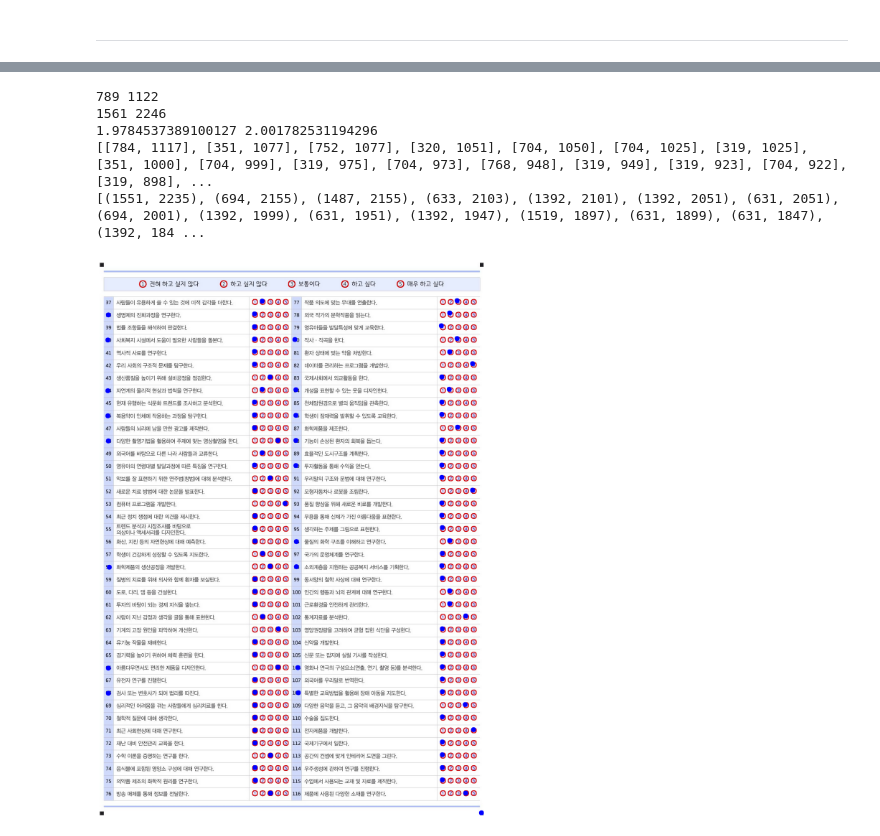
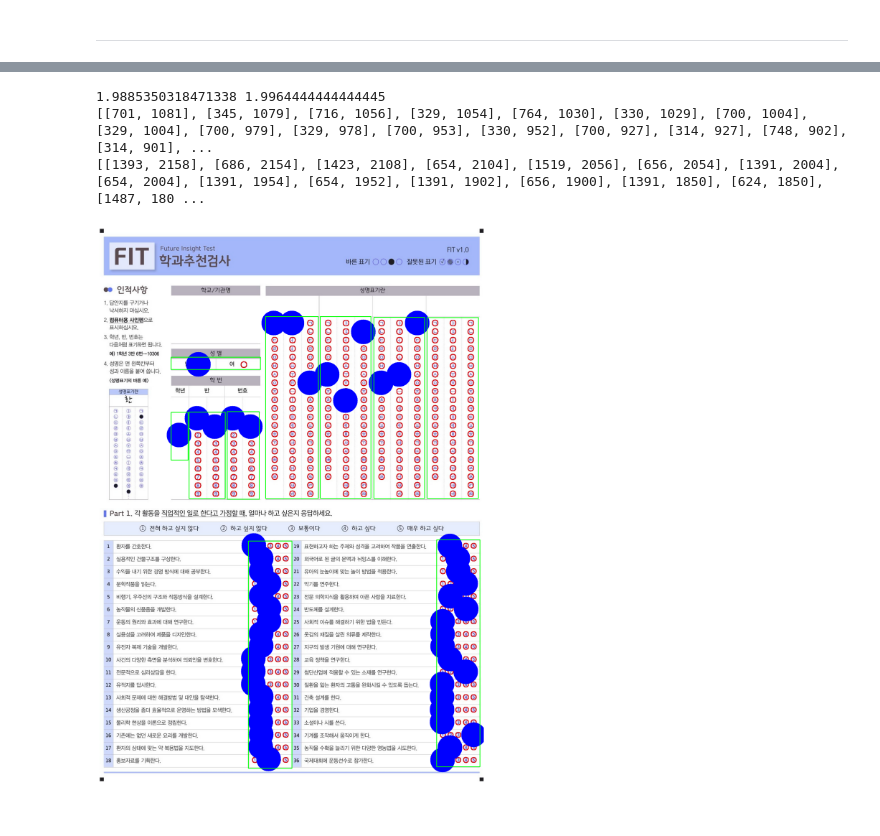
Before and after one commit to hunoNamtaehyeon/scan, a Jupyter notebook: cv2.ipynb, the cells around one changed output, grey strips where cells are left out. Drawn from its saved outputs; the diff is of its cells as text; code cells hidden in the pictures.

```diff
--- a/cv2.ipynb
+++ b/cv2.ipynb
@@ -127 +127,19 @@ filename, cut_dict = draw_contours(image_output_folder, contour_output_folder)
+# %%
+# 사용자 정의 원문자 영역
+rects_point_dict = dict()
+
+rects_point_dict["square_FIT_page_1_left.jpg"] = [[247, 139, 398, 1189], [629, 96, 781, 1180], [1013, 140, 1160, 1190], [1390, 130, 1543, 1004], [1199, 1404, 1323, 1603], [1358, 1407, 1485, 1597], [606, 1763, 781, 2097], [1368, 1761, 1553, 2100]]
+rects_point_dict["square_FIT_page_1_right.jpg"] = [[290, 522, 653, 572], [290, 746, 359, 940], [363, 745, 510, 1096], [518, 743, 648, 1099], [674, 357, 888, 1096], [896, 357, 1102, 1095], [1114, 360, 1320, 1096], [1330, 361, 1539, 1095], [604, 1269, 781, 2192], [1369, 1264, 1545, 2186]]
+rects_point_dict["square_FIT_page_2_left.jpg"] = [[602, 138, 782, 2188], [1368, 134, 1543, 2186]]
+rects_point_dict["square_FIT_page_2_right.jpg"] = [[602, 137, 780, 904], [1371, 139, 1546, 856], [242, 1070, 398, 2180], [625, 1072, 784, 2185], [1006, 1083, 1167, 2179], [1395, 1073, 1546, 2184]]
+
+rects_point_dict["square_POWER_page_1_left.jpg"] = [[653, 62, 795, 1150], [1418, 59, 1554, 1092], [652, 1237, 793, 2070], [1421, 1240, 1554, 2008]]
+rects_point_dict["square_POWER_page_1_right.jpg"] = [[271, 392, 642, 446], [278, 506, 635, 560], [266, 725, 350, 889], [355, 717, 484, 1071], [492, 713, 628, 1068], [662, 328, 872, 1070], [880, 328, 1088, 1068], [1092, 327, 1311, 1068], [1313, 328, 1531, 1067], [622, 1152, 765, 2182], [1376, 1154, 1532, 2187]]
+rects_point_dict["square_POWER_page_2_left.jpg"] = [[652, 60, 805, 2190], [1416, 63, 1556, 2191]]
+rects_point_dict["square_POWER_page_2_right.jpg"] = [[614, 57, 765, 2184], [1378, 57, 1532, 2189]]
+
+rects_point_dict["square_POWER_page_3_left.jpg"] = [[610, 131, 804, 1098], [1388, 134, 1557, 1035], [616, 1214, 790, 2054], [1385, 1205, 1551, 1995]]
+rects_point_dict["square_POWER_page_3_right.jpg"] = [[276, 671, 640, 728], [267, 884, 342, 1165], [348, 884, 489, 1234], [496, 885, 631, 1241], [655, 491, 872, 1228], [879, 489, 1094, 1233], [1100, 493, 1306, 1230], [1312, 492, 1525, 1232], [585, 1355, 773, 2161], [1362, 1359, 1536, 2164]]
+rects_point_dict["square_POWER_page_4_left.jpg"] = [[617, 221, 797, 2097], [1388, 222, 1559, 2096]]
+rects_point_dict["square_POWER_page_4_right.jpg"] = [[567, 214, 765, 2093], [1356, 219, 1537, 2098]]
 # %%
@@ -285,33 +362,29 @@ x+y가 가장 작은 key: 18
 # %%
-img = cv2.imread('./scan/datas/pdf/circles/circles_square_FIT_page_2_left.jpg')
-
-point_height, point_width = image.shape[:2]
-height, width = img.shape[:2]
-print(point_width, point_height)
-print(width, height)
-
-# 비율 계산
-x_ratio = width / point_width
-y_ratio = height/ point_height
+x_ratio = origin_width / width
+y_ratio = origin_height/ height
 print(x_ratio, y_ratio)
 
-new_points = [(int(x * x_ratio), int(y * y_ratio)) for (x, y) in point_list]
+new_points = [[int(x * x_ratio), int(y * y_ratio)] for (x, y) in point_list]
 print(point_list)
 print(new_points)
 
 
 for cnt in new_points:
-    cv2.circle(img, cnt, 10, (0, 0, 255), -1)  # 중심에 파란색 점 그리기
+    cv2.circle(origin_image, cnt, 10, (0, 0, 255), -1)  # 중심에 파란색 점 그리기
 
+for x,y,xw,yh in rects_point_dict[filename]:
+    start_point = (x,y)
+    end_point = (xw,yh)
+    color = (0, 255, 0)
+    thickness = 2
+    cv2.rectangle(origin_image, start_point, end_point, color, thickness)
 
 plt.figure(figsize=(20, 20))
-plt.imshow(img)
+plt.imshow(origin_image)
 plt.axis('off')
 plt.show()
 # %% [output]
-789 1122
-1561 2246
-1.9784537389100127 2.001782531194296
-[[784, 1117], [351, 1077], [752, 1077], [320, 1051], [704, 1050], [704, 1025], [319, 1025], [351, 1000], [704, 999], [319, 975], [704, 973], [768, 948], [319, 949], [319, 923], [704, 922], [319, 898], ...
-[(1551, 2235), (694, 2155), (1487, 2155), (633, 2103), (1392, 2101), (1392, 2051), (631, 2051), (694, 2001), (1392, 1999), (631, 1951), (1392, 1947), (1519, 1897), (631, 1899), (631, 1847), (1392, 184 ...
+1.9885350318471338 1.9964444444444445
+[[701, 1081], [345, 1079], [716, 1056], [329, 1054], [764, 1030], [330, 1029], [700, 1004], [329, 1004], [700, 979], [329, 978], [700, 953], [330, 952], [700, 927], [314, 927], [748, 902], [314, 901], ...
+[[1393, 2158], [686, 2154], [1423, 2108], [654, 2104], [1519, 2056], [656, 2054], [1391, 2004], [654, 2004], [1391, 1954], [654, 1952], [1391, 1902], [656, 1900], [1391, 1850], [624, 1850], [1487, 180 ...
-[figure, old version]
+[figure, new version]
```
Also changed, not shown: parts of 4 cells of this notebook, 1 other file.
